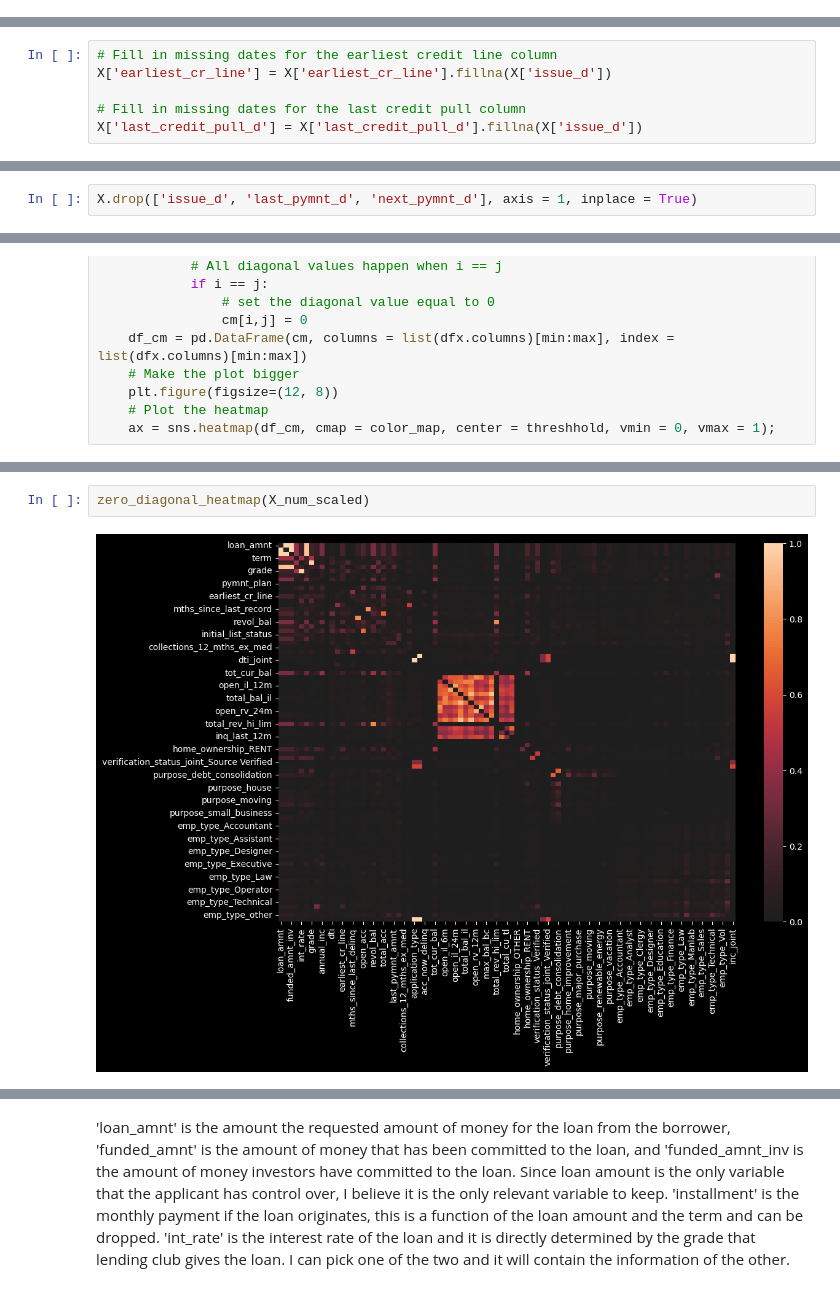
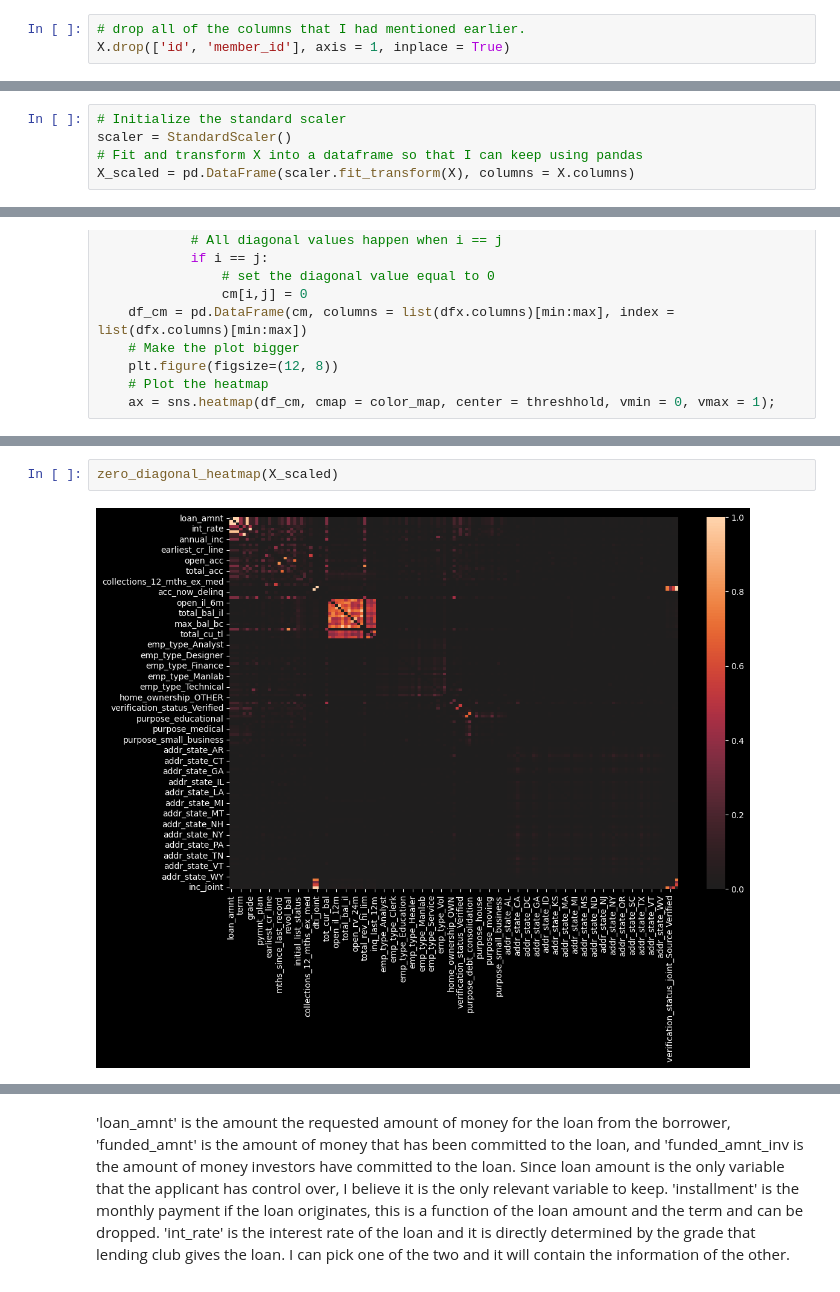
Before and after one commit to Jewdah18/Loan-Default-Risk, a Jupyter notebook: notebooks/Data Wrangling.ipynb, the cells around one changed output, grey strips where cells are left out. Drawn from its saved outputs; the diff is of its cells as text.

Commit message:
Revising Data Wrangling

```diff
--- a/notebooks/Data Wrangling.ipynb
+++ b/notebooks/Data Wrangling.ipynb
@@ -340,3 +660,6 @@ X['application_type'] = np.where(X['application_type'] == 'JOINT', 1, 0)
+# %%
+# drop all of the columns that I had mentioned earlier.
+X.drop(['id', 'member_id'], axis = 1, inplace = True)
 # %%
 X.head()
 # %% [output]
@@ -368,6 +671,0 @@ X.select_dtypes(include = 'object')
-# %%
-# Fill in missing dates for the earliest credit line column
-X['earliest_cr_line'] = X['earliest_cr_line'].fillna(X['issue_d'])
-
-# Fill in missing dates for the last credit pull column
-X['last_credit_pull_d'] = X['last_credit_pull_d'].fillna(X['issue_d'])
@@ -384,2 +671,0 @@ X['last_credit_pull_d'] = X['last_credit_pull_d'].map(dt.datetime.toordinal)
-# %%
-X.drop(['issue_d', 'last_pymnt_d', 'next_pymnt_d'], axis = 1, inplace = True)
@@ -464,0 +757,5 @@ X_num_scaled = pd.DataFrame(scaler.fit_transform(X_num), columns = X_num.columns
+# %%
+# Initialize the standard scaler
+scaler = StandardScaler()
+# Fit and transform X into a dataframe so that I can keep using pandas
+X_scaled = pd.DataFrame(scaler.fit_transform(X), columns = X.columns)
@@ -497,4 +794,4 @@ X_num_scaled.head()
 # %%
-zero_diagonal_heatmap(X_num_scaled)
+zero_diagonal_heatmap(X_scaled)
 # %% [output]
-[figure, old version]
+[figure, new version]
```
Also changed, not shown: parts of 174 cells of this notebook.
